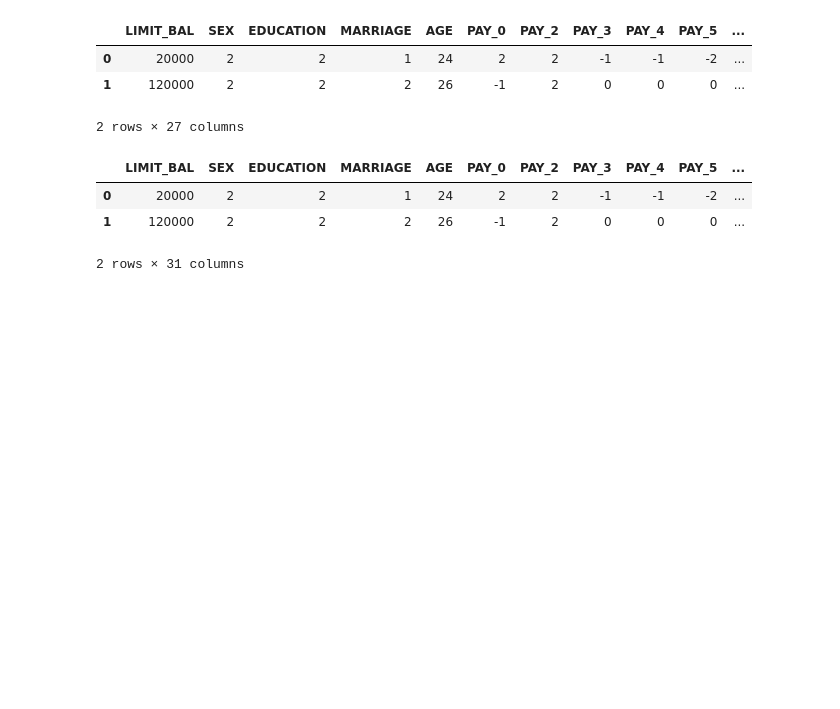
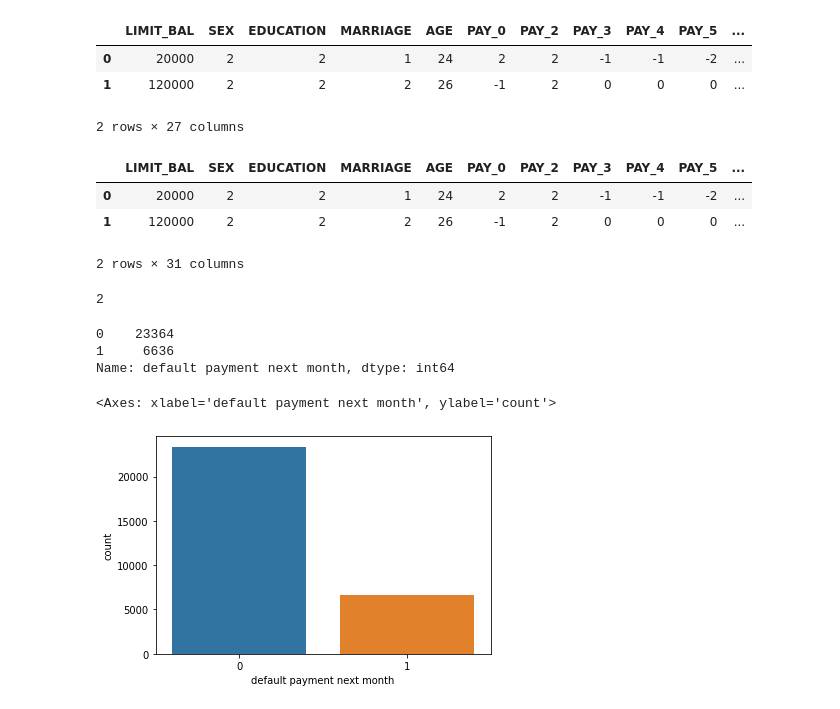
Before and after one commit to harshithgowdakc/Credit-Card-Default-Prediction, a Jupyter notebook: Credit_Card_Default_Prediction.ipynb, the cells around one changed output. Saved outputs shown, nothing was run; the diff lists cells and outputs as text; code cells hidden in the pictures; blank space fills up the shorter version.

```diff
--- a/Credit_Card_Default_Prediction.ipynb
+++ b/Credit_Card_Default_Prediction.ipynb
@@ -532,3 +532,18 @@ df.head(2)
 | 0 | 20000 | 2 | 2 | 1 | 24 | 2 | 2 | -1 | -1 | -2 | ... |
 | 1 | 120000 | 2 | 2 | 2 | 26 | -1 | 2 | 0 | 0 | 0 | ... |
 2 rows × 31 columns
+# %%
+df['default payment next month'].nunique()
+# %% [output]
+2
+# %%
+df['default payment next month'].value_counts()
+# %% [output]
+0    23364
+1     6636
+Name: default payment next month, dtype: int64
+# %%
+sns.countplot(x = df['default payment next month'])
+# %% [output]
+<Axes: xlabel='default payment next month', ylabel='count'>
+[figure, added]
```
Also changed, not shown: parts of 18 cells of this notebook.
